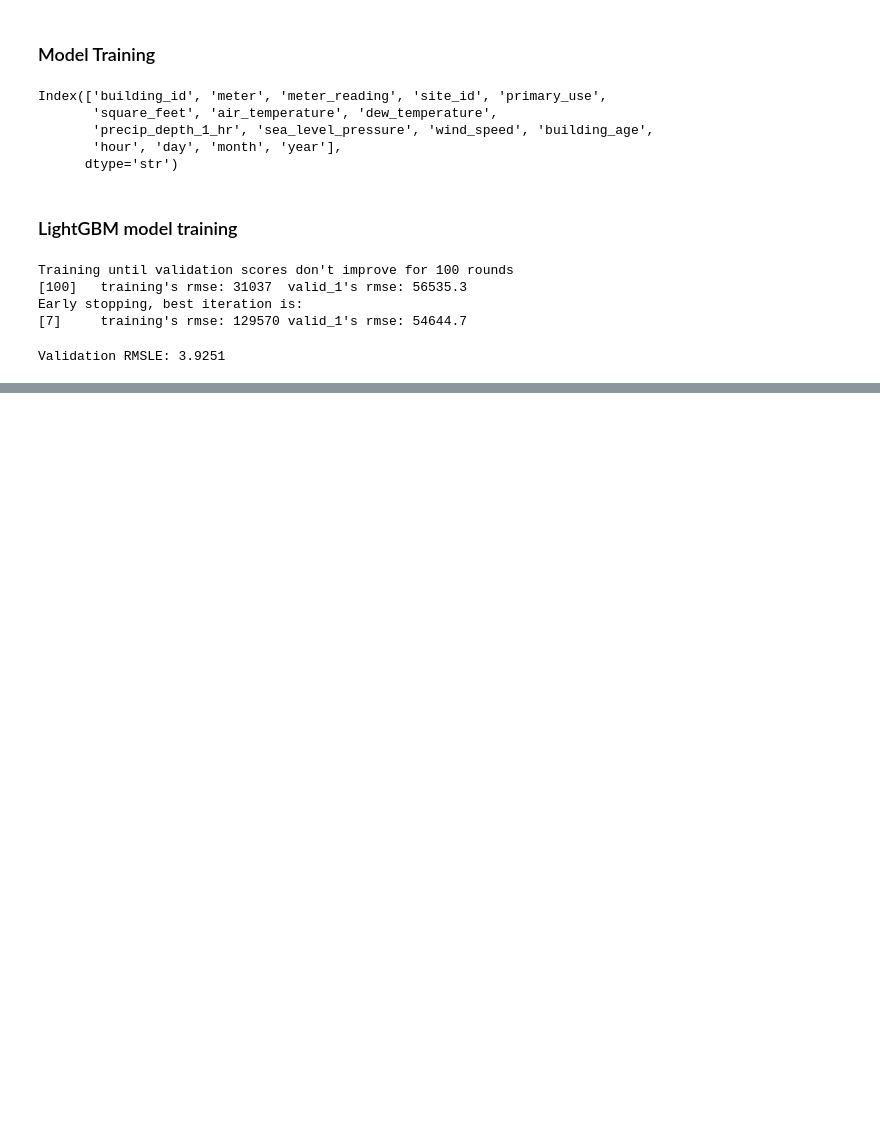
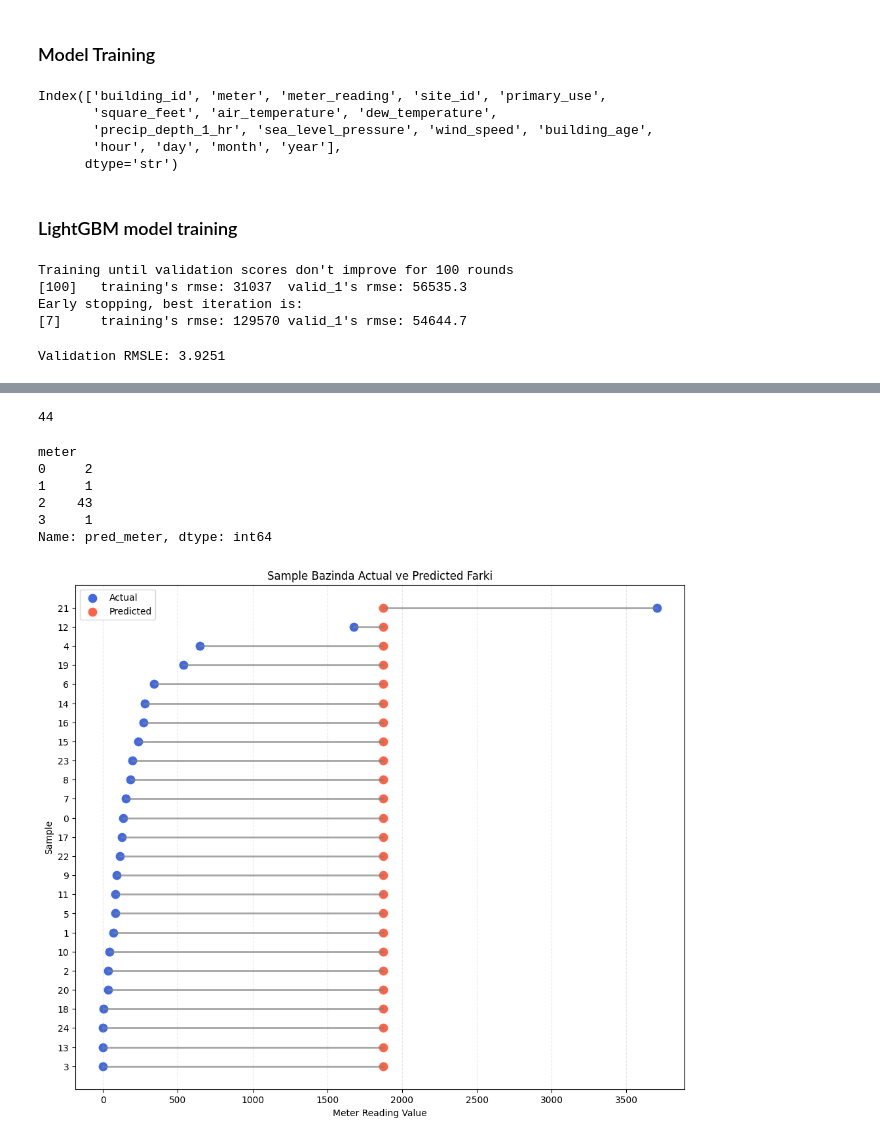
Before and after one commit to CarpeDiem0110/ashrae_energy_prediction, a Jupyter notebook: scripts/feature_engineering.ipynb, the cells around one changed output, grey strips where cells are left out. Saved outputs shown, nothing was run; the diff lists cells and outputs as text; code cells hidden in the pictures; blank space fills up the shorter version.

```diff
--- a/scripts/feature_engineering.ipynb
+++ b/scripts/feature_engineering.ipynb
@@ -278,0 +281,5 @@ Validation RMSLE: 3.9251
+# %%
+pred_df = valid_part[["meter_reading","meter"]].copy()
+pred_df["pred_meter"] = valid_pred
+
+pred_df.info()
@@ -278,0 +297,54 @@ Validation RMSLE: 3.9251
+# %%
+pred_df["pred_meter"].unique().size   ## 44 tane    farlı değer var.
+# %% [output]
+44
+# %%
+pred_df.groupby("meter")["pred_meter"].nunique()
+# %% [output]
+meter
+0     2
+1     1
+2    43
+3     1
+Name: pred_meter, dtype: int64
+# %%
+sample_df = pred_df.sample(25, random_state=42).reset_index(drop=True)
+sample_df["sample_id"] = sample_df.index.astype(str)
+sample_df = sample_df.sort_values("meter_reading").reset_index(drop=True)
+
+plt.figure(figsize=(12, 10))
+
+for i, row in sample_df.iterrows():
+    plt.plot(
+        [row["meter_reading"], row["pred_meter"]],
+        [i, i],
+        color="gray",
+        alpha=0.7,
+        linewidth=2,
+    )
+
+plt.scatter(
+    sample_df["meter_reading"],
+    range(len(sample_df)),
+    color="royalblue",
+    s=80,
+    label="Actual",
+)
+
+plt.scatter(
+    sample_df["pred_meter"],
+    range(len(sample_df)),
+    color="tomato",
+    s=80,
+    label="Predicted",
+)
+
+plt.yticks(range(len(sample_df)), sample_df["sample_id"])
+plt.xlabel("Meter Reading Value")
+plt.ylabel("Sample")
+plt.title("Sample Bazinda Actual ve Predicted Farki")
+plt.legend()
+plt.grid(axis="x", linestyle="--", alpha=0.3)
+plt.show()
+# %% [output]
+[figure, added]
```
Also changed, not shown: parts of 2 cells of this notebook.
